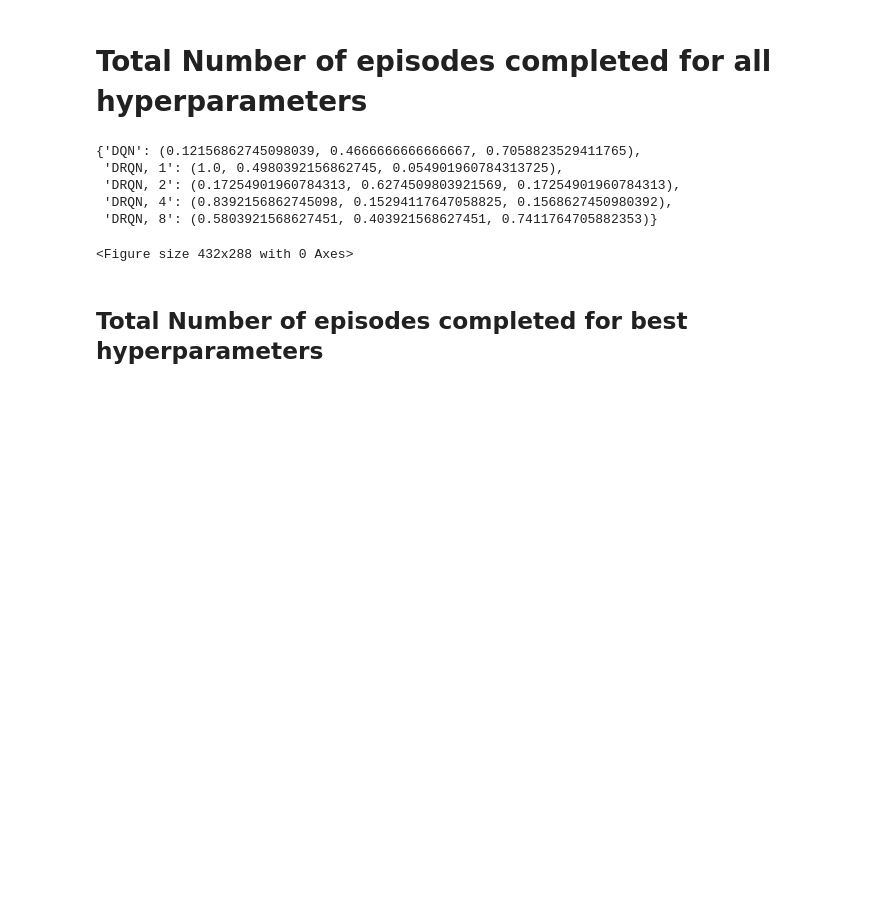
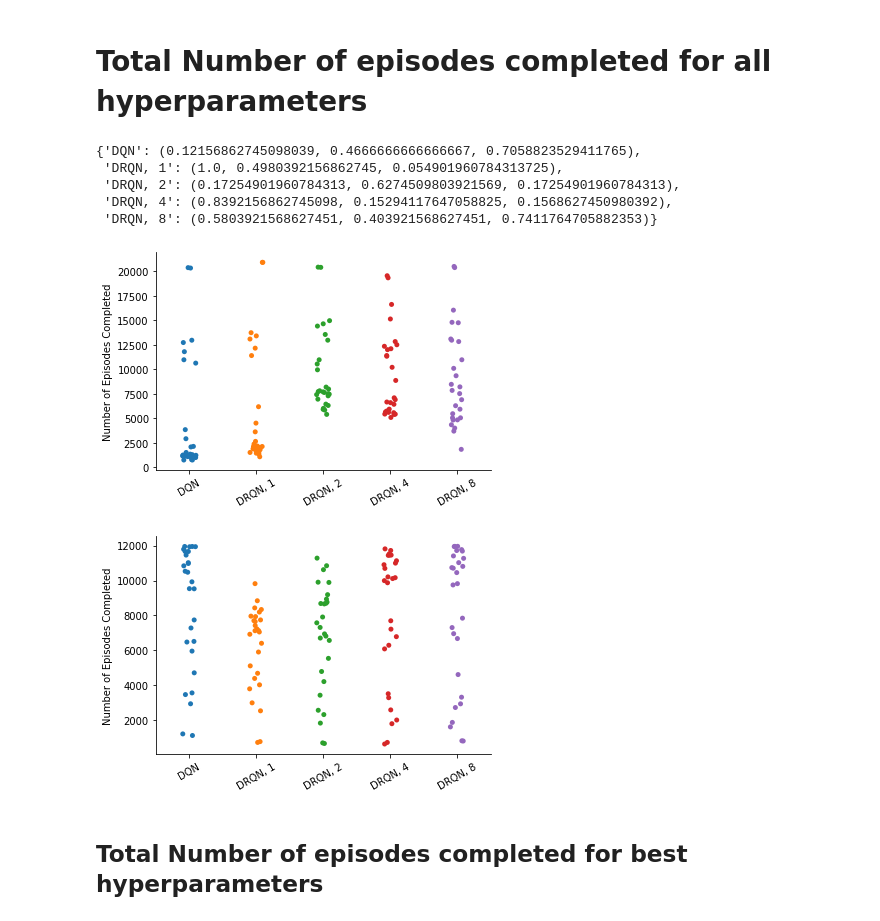
Before and after one commit to RevanMacQueen/DRQN, a Jupyter notebook: new_visualizations_2.ipynb, the cells around one changed output. Drawn from its saved outputs; the diff is of its cells as text; code cells hidden in the pictures; blank space fills up the shorter version.

```diff
--- a/new_visualizations_2.ipynb
+++ b/new_visualizations_2.ipynb
@@ -68,21 +86,26 @@ c_dict
 # %%
 # Box plots of average number of episodes completed for all algorithms
 
 
 for env in df_mean.Env.unique():
 
-    g = sns.boxplot(x='Algorithm', y='Num Episodes',  data=df_mean.loc[df_mean['Env']==env])
+    g = sns.stripplot(x='Algorithm', y='Num Episodes',  data=df_mean.loc[df_mean['Env']==env])
     g.set_ylabel("Number of Episodes Completed")
-    for i in range(0,5):
-        mybox = g.artists[i]
-        mybox.set_facecolor(c_dict[algs[i]])
+    # for i in range(0,5):
+    #     mybox = g.artists[i]
+    #     mybox.set_facecolor(c_dict[algs[i]])
+
     g.set_xlabel("")
     g.set_xticklabels(g.get_xticklabels(),rotation=30)
     #g.set_xticklabels(rotation=30)
-    plt.savefig('figures/hyper_param_sensitivity_%s.pdf'%env, bbox_inches='tight')
-    plt.clf()
+    g.spines['top'].set_visible(False)
+    g.spines['right'].set_visible(False)
+    #plt.savefig('figures/hyper_param_sensitivity_%s.pdf'%env, bbox_inches='tight')
+    plt.show()
+    #plt.clf()
 # %% [output]
-<Figure size 432x288 with 0 Axes>
+[figure, added]
+[figure, added]
 # %%
 def n_best_params(df, env, alg, n, columns, metric, maximize=True):
     '''
```
Also changed, not shown: parts of 11 cells of this notebook, 23 other files.
